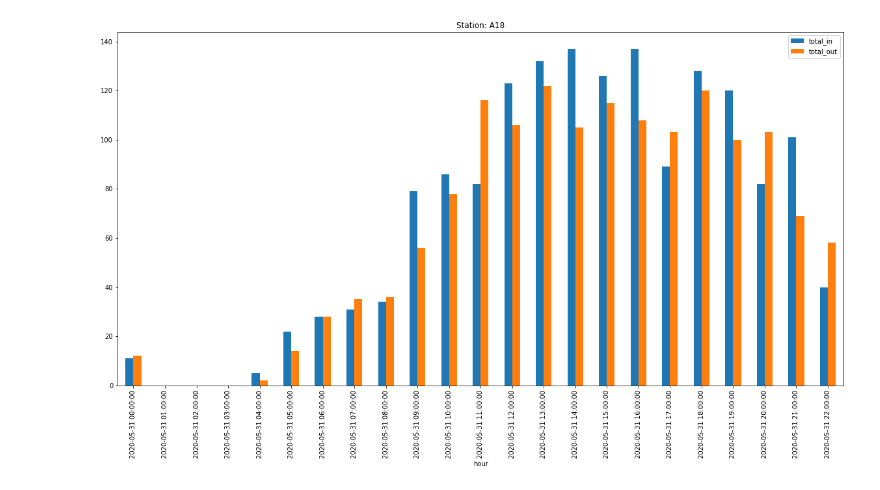
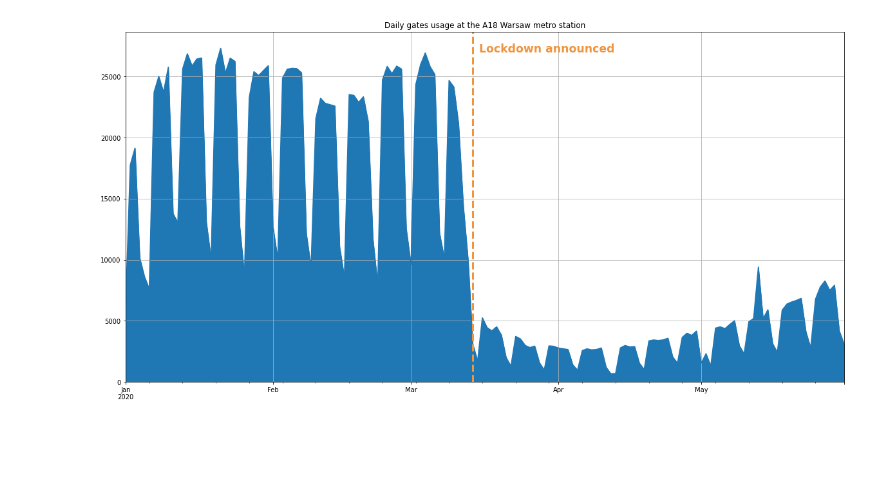
Before and after one commit to malleor/underground-usage, a Jupyter notebook: spikes/prototype.ipynb, the cells around one changed output. Cells and saved outputs as stored; diff of their text form; code cells hidden in the pictures; blank space fills up the shorter version.

Commit message:
reading and plotting 2020 daily data for one station

```diff
--- a/spikes/prototype.ipynb
+++ b/spikes/prototype.ipynb
@@ -6,18 +7,18 @@ import numpy as np
 # %%
 def read_daily_report(file_name):
-    with open(data_filename, 'rt') as f:
+    with open(file_name, 'rt') as f:
         header = f.readline(), f.readline(), f.readline()
     day, _, line, _, _, station_id, _ = header[0].split(';')
     gate_names = header[1].split(';')[1:-1]
     column_names = [name + ['_in', '_out'][i % 2] for i, name in enumerate(gate_names)] + ['LF']
 
-    station_daily_usage = pd.read_csv(data_filename, skiprows=3, delimiter=';', names = column_names, index_col=0)
+    station_daily_usage = pd.read_csv(file_name, skiprows=3, delimiter=';', names = column_names, index_col=0)
     station_daily_usage.drop(labels='Suma', axis='index', inplace=True)
     station_daily_usage.drop(labels='LF', axis='columns', inplace=True)
     station_daily_usage.index = pd.to_datetime([day + ' ' + h for h in station_daily_usage.index])
     station_daily_usage.index.name = 'time'
 
-    return station_daily_usage
+    return day, station_id, station_daily_usage
 
 
 def aggregte_gates(station_daily_usage):
@@ -30,7 +31,7 @@ def aggregte_gates(station_daily_usage):
     return station_daily_usage
 
 
-def aggregate_hours(station_daily_usage):
+def aggregate_hours(station_daily_usage, day):
     round_hours = pd.date_range(day, periods=24, freq='H')
     time_buckets = pd.to_datetime(
         pd.cut(
@@ -43,11 +44,37 @@ def aggregate_hours(station_daily_usage):
     station_daily_usage = station_daily_usage[['total_in', 'total_out', 'hour']].groupby('hour').sum()
 
     return station_daily_usage
-# %%
-station_daily_usage = read_daily_report(r"../data/A18/2020/05/Raport-M1-2020-05-31 04-00-00-Stacja-A18.txt")
-station_daily_usage = aggregte_gates(station_daily_usage)
-station_daily_usage = aggregate_hours(station_daily_usage)
-# %%
-station_daily_usage.plot.bar(figsize=(20,10), title='Station: ' + station_id);
-# %% [output]
-[figure, removed]
+# %%
+def read_report_hourly(file_name):
+    day, station_id, station_daily_usage = read_daily_report(file_name)
+    station_daily_usage = aggregte_gates(station_daily_usage)
+    station_daily_usage = aggregate_hours(station_daily_usage, day)
+    return station_id, station_daily_usage
+
+
+def read_report_daily(file_name):
+    day, station_id, station_daily_usage = read_daily_report(file_name)
+    station_daily_usage = aggregte_gates(station_daily_usage)
+    station_daily_usage = pd.DataFrame({day: station_daily_usage[['total_in', 'total_out']].sum(axis='index')}).T
+    return station_id, station_daily_usage
+# %%
+days = [read_report_daily(fn) for fn in glob(r"../data/A18/2020/**/*.txt")]
+station_id, days = zip(*days)
+station_id = station_id[0]
+s = pd.concat(days)
+
+s['total'] = s.total_in + s.total_out
+s.index = pd.to_datetime(s.index)
+# %%
+s.total.plot.area(figsize=(20,10), title='Daily gates usage at the %s Warsaw metro station' % station_id, grid=True)
+plt.axvline(x='2020-03-14', c='#F0943E', ls='--', lw=3, alpha=1.)
+plt.annotate('Lockdown announced',
+             xy=('2020-03-14', 27000),
+             textcoords=('offset pixels', 'offset pixels'),
+             xytext=(10, 0),
+             size='xx-large',
+             weight='heavy',
+             c='#F0943E'
+             );
+# %% [output]
+[figure, added]
```
Also changed, not shown: parts of 1 cell of this notebook.
